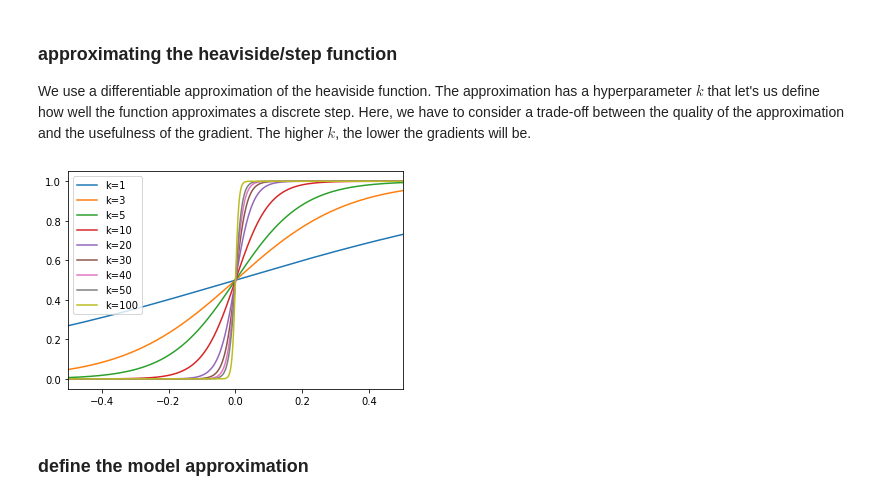
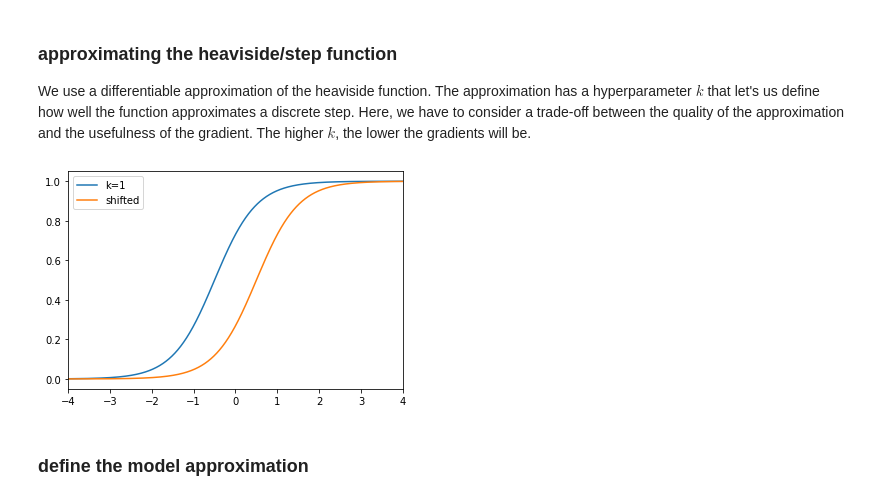
Before and after one commit to JanSchering/Thesis, a Jupyter notebook: si_model/SI_Experiment3.ipynb, the cells around one changed output. Cells and saved outputs as stored; diff of their text form; code cells hidden in the pictures.

```diff
--- a/si_model/SI_Experiment3.ipynb
+++ b/si_model/SI_Experiment3.ipynb
@@ -34,19 +34,26 @@ To solve the issue, we need to find a differentiable approximation of the model
 ### approximating the heaviside/step function
 
 We use a differentiable approximation of the heaviside function. The approximation has a hyperparameter $k$ that let's us define how well the function approximates a discrete step. Here, we have to consider a trade-off between the quality of the approximation and the usefulness of the gradient. The higher $k$, the lower the gradients will be.
+# %%
+def heaviside_shifted(x, k):
+    return 1 / (1 + t.exp(-2 * k * (x-0.5)))
 # %%
 test_vals = t.linspace(-4, 5, 10_000)
-constants = [1,3,5,10,20,30,40,50,100]
+constants = [1]
 
 for k in constants:
     y = heaviside(test_vals, k=k)
     plt.plot(test_vals, y, label=f"k={k}")
 
-plt.xlim(-0.5,0.5)
+for k in constants:
+    y = heaviside_shifted(test_vals, k=k)
+    plt.plot(test_vals, y, label=f"shifted")
+
+plt.xlim(-4,4)
 plt.legend()
 plt.show()
 # %% [output]
-[figure, old version]
+[figure, new version]
 # %% [markdown]
 ### define the model approximation
 # %%
```
Also changed, not shown: parts of 5 cells of this notebook, 5 other files.
